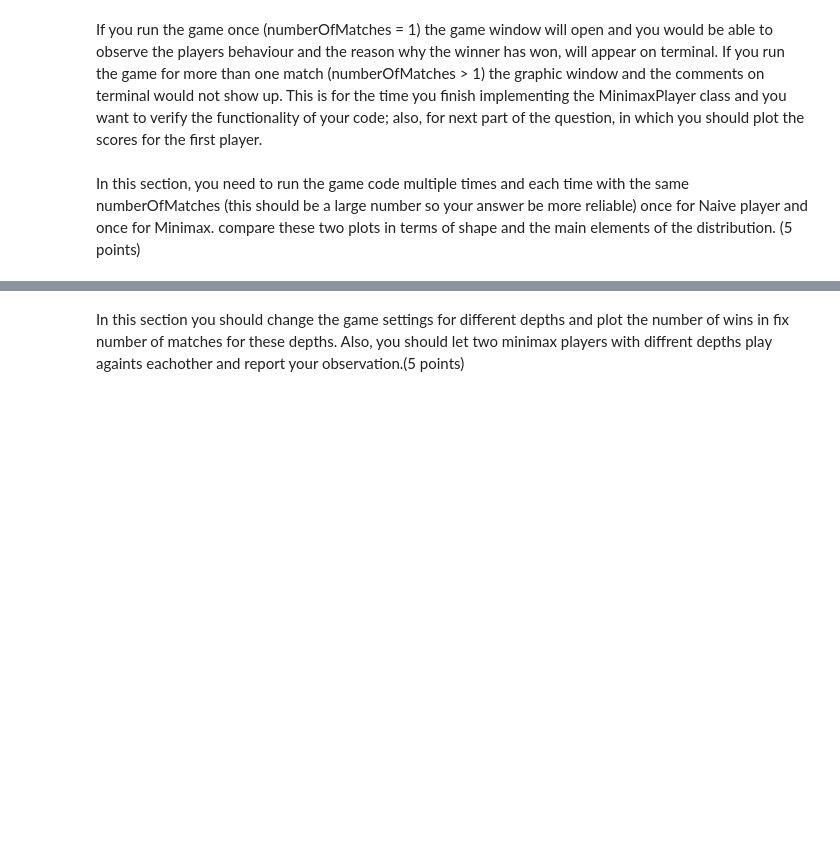
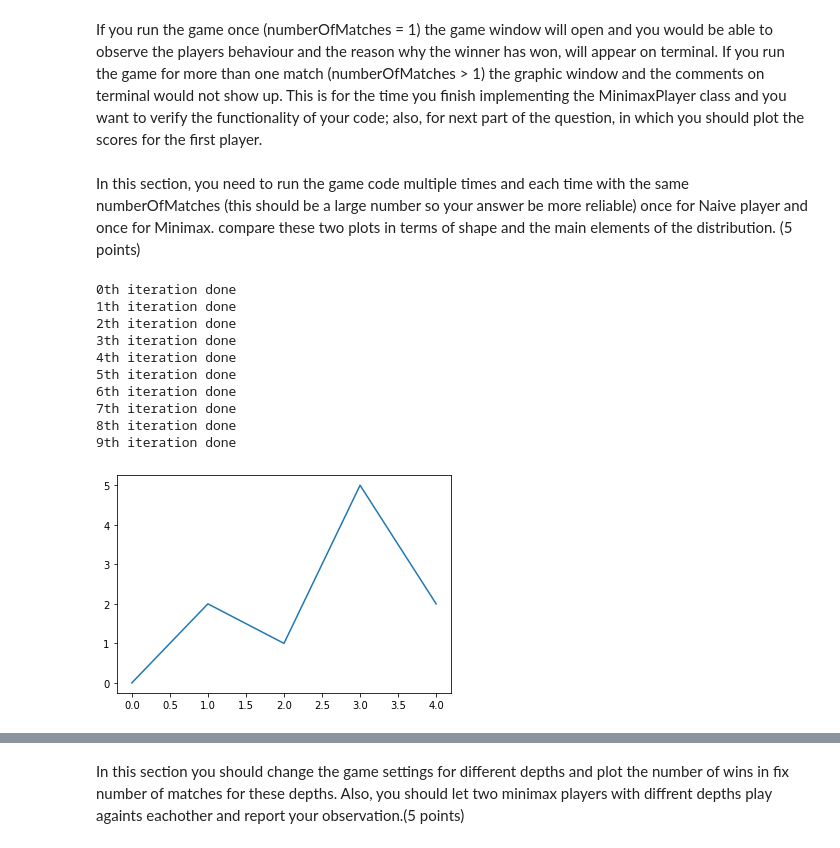
Before and after one commit to Parsa2820/ai-projects, a Jupyter notebook: projects/2/practical/questions.ipynb, the cells around one changed output, grey strips where cells are left out. Drawn from its saved outputs; the diff is of its cells as text; code cells hidden in the pictures; blank space fills up the shorter version.

```diff
--- a/projects/2/practical/questions.ipynb
+++ b/projects/2/practical/questions.ipynb
@@ -594,3 +592,18 @@ Please run all the cells.
+# %%
+# place for your custom functions for Q3 here
+def board_str(board):
+    result = ''
+    result += '\n'
+    result += str(board.players[0].getX()) + ' '
+    result += str(board.players[0].getY()) + '\n'
+    result += str(board.players[1].getX()) + ' '
+    result += str(board.players[1].getY()) + '\n'
+    n = board.getSize()
+    for i in range(n):
+        for j in range(n):
+            result += str(board.getCell(i, j).getColor()) + ' '
+        result += '\n'
+    return result
 # %% [markdown]
 Consider the given 8*8 board game. There are two players in this game and they try to block each other and limit their valid moves by making walls. Their moves are limited to the 8 cells (or less when they are around the edges) beside them and the walls will start to appear only when a player steps into a random generated yellow cell and the wall will continue to be built until the player reaches the next yellow cell. The players start the game at (0,0) and (7,7) and they keep playing untill one of them loses. There are multiple ways for a player to win the match:
 - If a player steps into a wall or out of the board, the player loses the match and "invalid move" massege will appear on terminal.
@@ -750,7 +818,9 @@ If you run the game for more than one match (numberOfMatches > 1) the graphic wi
 ################################################################
 # p1 must be replace with minimaxPlayer                        #
 ################################################################
-p1 = NaivePlayer(1, 0, 0)
+with open("log.txt", "w") as log:
+    log.write("")
+p1 = MinimaxPlayer(1, 0, 0, 4)
 p2 = NaivePlayer(2, 7, 7)
 g = Game(p1, p2)
 numberOfMatches = 1
@@ -768,0 +831,33 @@ In this section, you need to run the game code multiple times and each time with
+# %%
+################################################################
+# when player1 is NaivePlayer (2.5 point)                      #
+################################################################
+import matplotlib.pyplot as plt
+
+numberOfRepeats = 10
+numberOfMatches = 4
+x = list(range(numberOfMatches+1))
+y = [0 for i in range(numberOfMatches+1)]
+
+for i in range(numberOfRepeats):
+    p1 = NaivePlayer(1, 0, 0)
+    p2 = MinimaxPlayer(2, 7, 7)
+    g = Game(p1, p2)
+    score1, score2 = g.start(numberOfMatches)
+    y[int(score1)] += 1
+    print(f'{i}th iteration done')
+
+plt.plot(x, y)
+plt.show()
+# %% [output]
+0th iteration done
+1th iteration done
+2th iteration done
+3th iteration done
+4th iteration done
+5th iteration done
+6th iteration done
+7th iteration done
+8th iteration done
+9th iteration done
+[figure, added]
```
Also changed, not shown: parts of 11 cells of this notebook, 17 other files.
